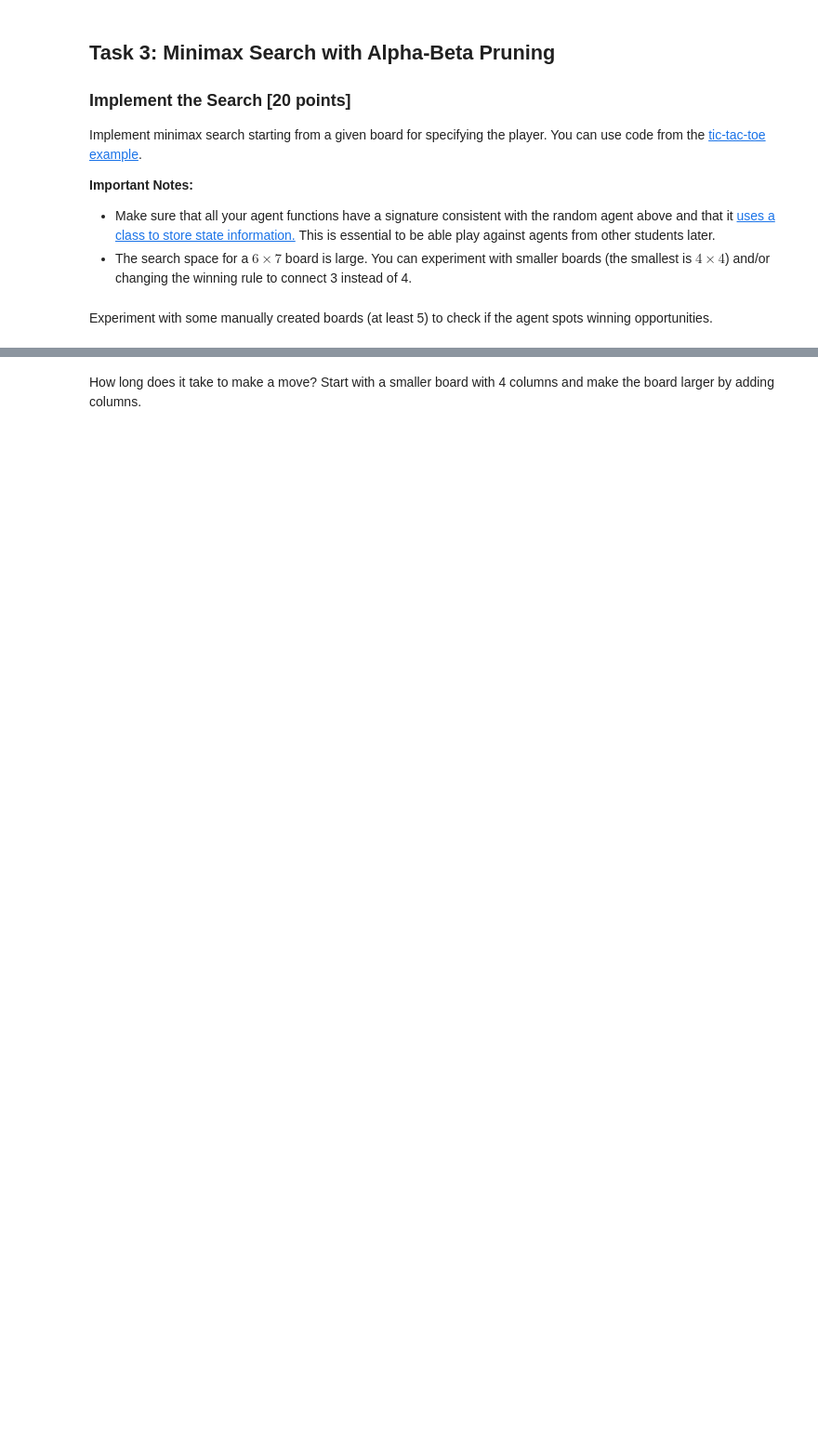
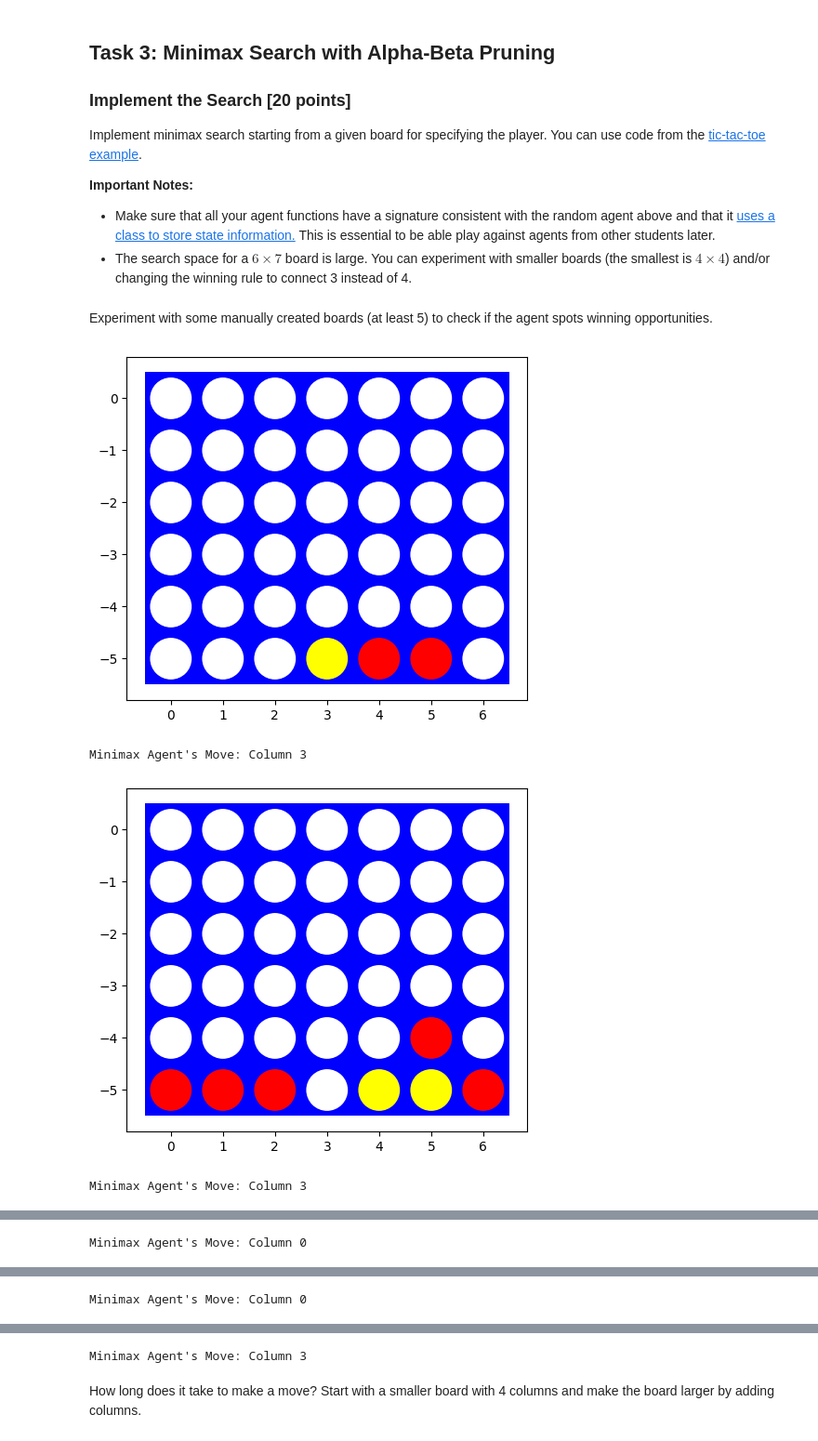
Before and after one commit to ephraim888sun/connect_4, a Jupyter notebook: assignment_connect4.ipynb, the cells around one changed output, grey strips where cells are left out. Shown at 93% size. Drawn from its saved outputs; the diff is of its cells as text; code cells hidden in the pictures; blank space fills up the shorter version.

```diff
--- a/assignment_connect4.ipynb
+++ b/assignment_connect4.ipynb
@@ -236,0 +299,53 @@ Experiment with some manually created boards (at least 5) to check if the agent
+# %%
+boards = [
+    np.array([
+        [0, 0, 0, 0, 0, 0, 0],
+        [0, 0, 0, 0, 0, 0, 0],
+        [0, 0, 0, 0, 0, 0, 0],
+        [0, 0, 0, 0, 0, 0, 0],
+        [0, 0, 0, 0, 0, 0, 0],
+        [0, 0, 0, -1, 1, 1, 0]
+    ]),
+np.array([[ 0, 0, 0, 0, 0, 0, 0],
+        [ 0, 0, 0, 0, 0, 0, 0],
+        [ 0, 0, 0, 0, 0, 0, 0],
+        [ 0, 0, 0, 0, 0, 0, 0],
+        [ 0, 0, 0, 0, 0, 1, 0],
+        [ 1, 1, 1, 0,-1,-1, 1]
+    ]),
+    np.array([
+        [0, 0, 0, 0, 0, 0, 0],
+        [0, 0, 0, 0, 0, 0, 0],
+        [0, 0, 0, 0, 0, 0, 0],
+        [0, 0, 0, 0, 0, 0, 0],
+        [0, 0, 0, 1, 0, 0, 0],
+        [0, 0, 0, -1, 1, 0, 0]
+    ]),
+    np.array([[ 0, 0, 0, 0, 0, 0, 0],
+        [-1, 0, 0, 0, 0, 0, 0],
+        [-1, 0, 0, 0, 0, 0, 0],
+        [-1, 0, 1, 0, 0, 0, 0],
+        [-1, 1, 1, 0, 0, 0, 0],
+        [ 1, 1, 1, 0, 0, 0, 0]
+    ]),
+    np.array([[ 0, 0, 0, 0, 0, 0, 0],
+        [ 0, 0, 0, 0, 0, 0, 0],
+        [ 0, 0, 0, 0, 0, 0, 0],
+        [ 0, 0, 0, 0, 0, 0, 0],
+        [ 0, 0, 0, 0, 0, 0, 0],
+        [ 1, 1, 1, 0,-1,-1,-1]
+    ])
+]
+
+# Create an instance of the Connect4Agent
+agent = MinimaxAgent(player=1)  # Assuming the agent plays as player 1
+
+for board in boards:
+    visualize(board)
+    next_move = minimax_player(board, player=1)
+    print(f"Minimax Agent's Move: Column {next_move}\n")
+# %% [output]
+[figure, added]
+Minimax Agent's Move: Column 3
+[figure, added]
+Minimax Agent's Move: Column 3
@@ -236,0 +353 @@ Experiment with some manually created boards (at least 5) to check if the agent
+Minimax Agent's Move: Column 0
@@ -236,0 +355 @@ Experiment with some manually created boards (at least 5) to check if the agent
+Minimax Agent's Move: Column 0
@@ -237,2 +357,3 @@ Experiment with some manually created boards (at least 5) to check if the agent
+Minimax Agent's Move: Column 3
 # %% [markdown]
 How long does it take to make a move? Start with a smaller board with 4 columns and make the board larger by adding columns.
```
Also changed, not shown: parts of 25 cells of this notebook, 1 other file.
